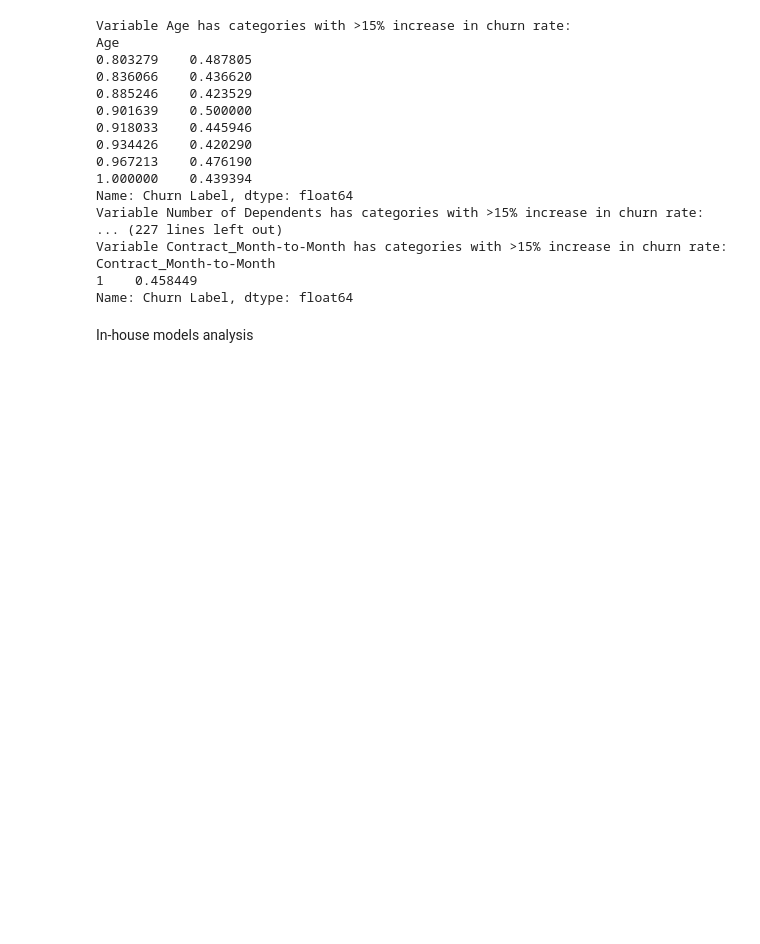
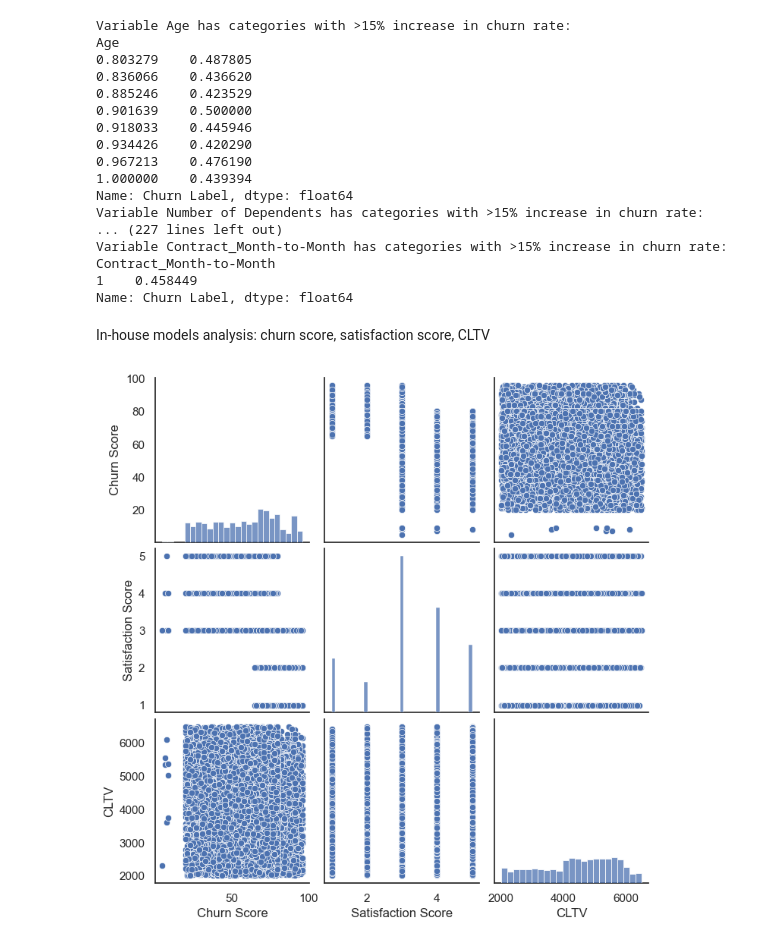
Before and after one commit to sarasustelosantos/bootcamp_group, a Jupyter notebook: 01_data_exploration.ipynb, the cells around one changed output. Drawn from its saved outputs; the diff is of its cells as text; code cells hidden in the pictures; blank space fills up the shorter version.

```diff
--- a/01_data_exploration.ipynb
+++ b/01_data_exploration.ipynb
@@ -1480,4 +1480,13 @@ Contract_Month-to-Month
 1    0.458449
 Name: Churn Label, dtype: float64
 # %% [markdown]
-In-house models analysis
+In-house models analysis: churn score, satisfaction score, CLTV
+# %%
+import seaborn as sns
+import matplotlib.pyplot as plt
+
+# Assuming 'df' is your DataFrame
+sns.pairplot(df[['Churn Score', 'Satisfaction Score', 'CLTV']])
+plt.show()
+# %% [output]
+[figure, added]
```
Also changed, not shown: parts of 8 cells of this notebook.
